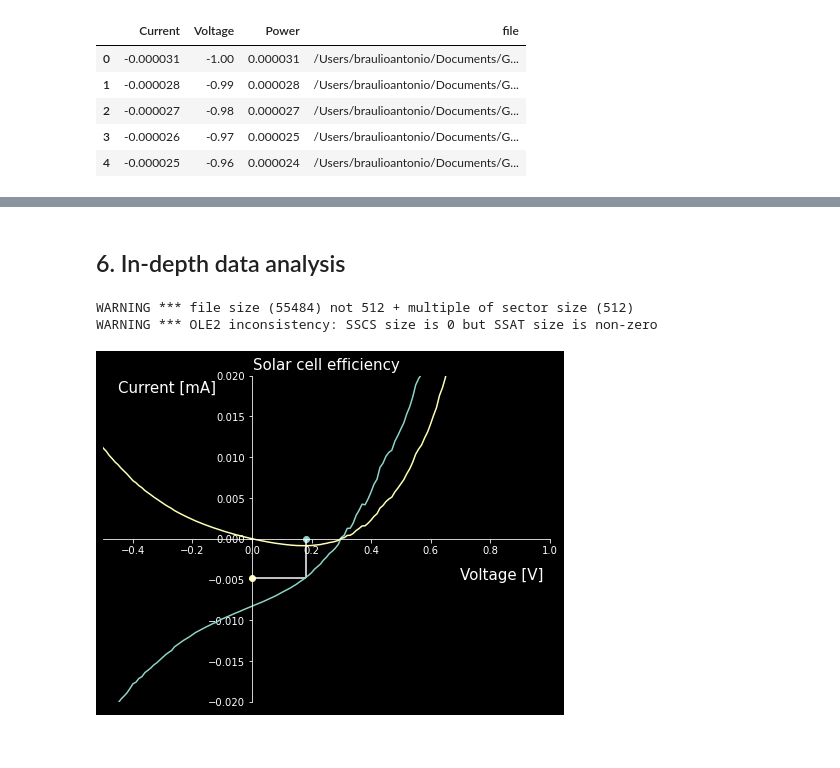
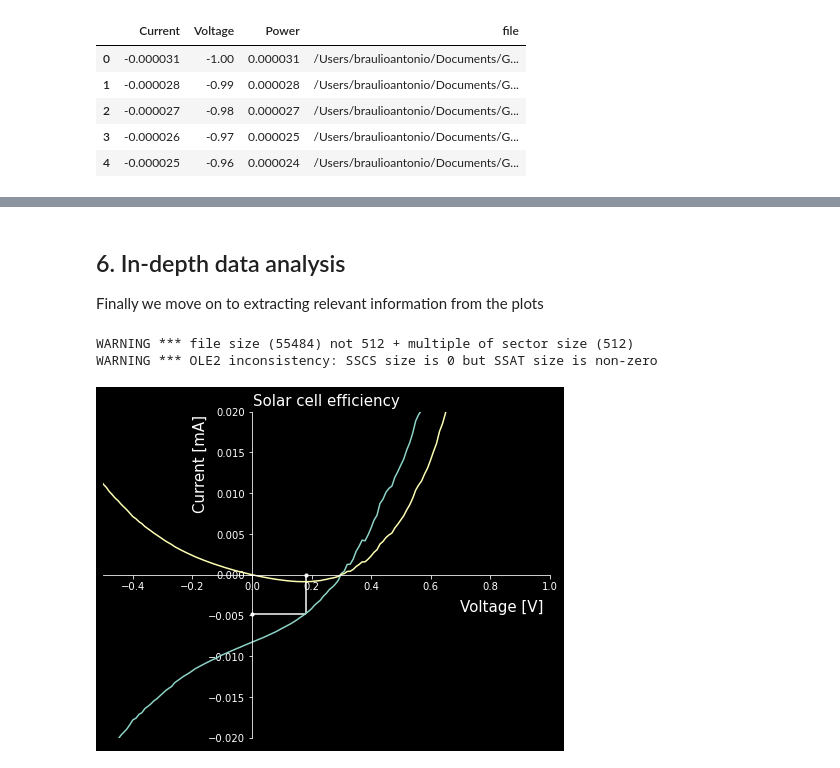
Before and after one commit to brawantonio/python_workshop_july2023, a Jupyter notebook: Python Workshop.ipynb, the cells around one changed output, grey strips where cells are left out. Saved outputs shown, nothing was run; the diff lists cells and outputs as text; code cells hidden in the pictures.

```diff
--- a/Python Workshop.ipynb
+++ b/Python Workshop.ipynb
@@ -285,2 +295,4 @@ plt.show()
 # %% [markdown]
 ## 6. In-depth data analysis
+
+Finally we move on to extracting relevant information from the plots
@@ -305,30 +314,31 @@ current_MP = current_light[idx]
 # %%
 fig = plt.figure(figsize=(8,6)) #figure size
 ax = fig.add_subplot(1,1,1)
 
 ax.plot(voltage_light, 1e3*current_light)
 ax.plot(voltage_light, 1e3*power_light)
 
-ax.scatter(voltage_MP,0)
-ax.scatter(0, 1e3*current_MP)
+ax.scatter(voltage_MP,0, s=10, c = 'white')
+ax.scatter(0, 1e3*current_MP, s=10, c='white')
 ax.hlines(1e3*current_MP,0,voltage_MP)
 ax.vlines(voltage_MP,0,1e3*current_MP)
 
 
 ax.set_ylim([-0.02, 0.02])
 ax.set_xlim([-0.5, 1])
 
 # Move left y-axis and bottom x-axis to centre, passing through (0,0)
 ax.spines['left'].set_position('zero')
 ax.spines['bottom'].set_position('zero')
 # Eliminate upper and right axes
 ax.spines['right'].set_color('none')
 ax.spines['top'].set_color('none')
 
-plt.text(0.7, -0.005, 'Voltage [V]', fontsize=15)
-plt.text(-0.45, 0.018, 'Current [mA]', fontsize=15)
+plt.text(0.7, -0.0045, 'Voltage [V]', fontsize=15)
+plt.text(-0.2, 0.008, 'Current [mA]', fontsize=15, rotation = 'vertical')
+plt.text(0.2, -0.01, 'Maximum power: ')
 plt.title('Solar cell efficiency', fontsize=15)
 
 plt.show()
 # %% [output]
-[figure, old version]
+[figure, new version]
```
Also changed, not shown: parts of 11 cells of this notebook.
